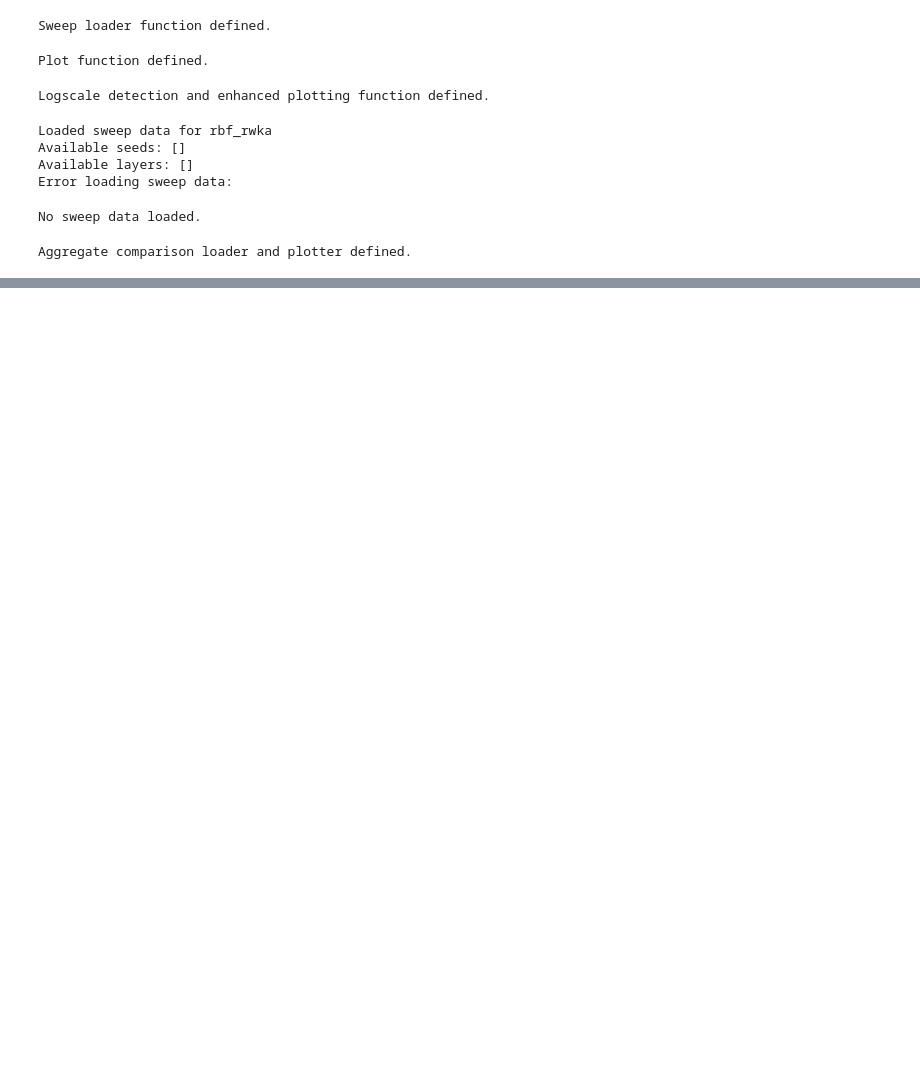
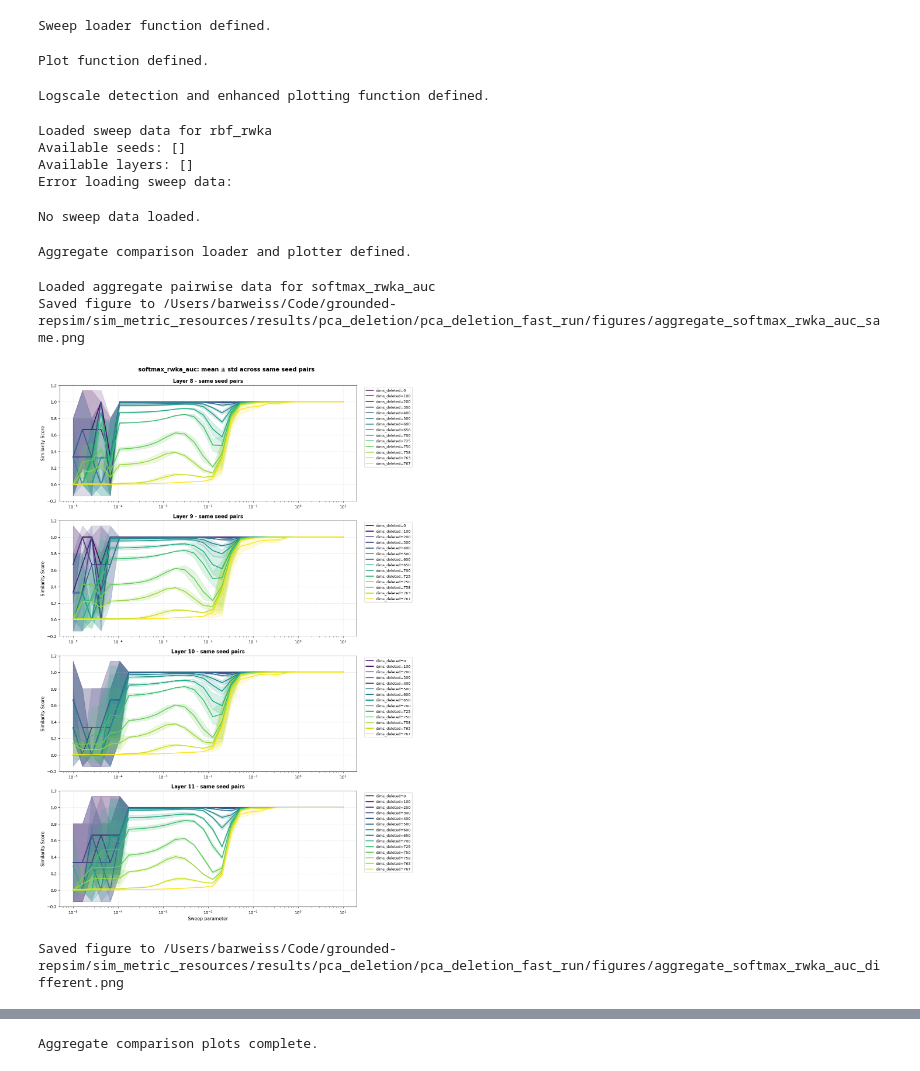
Before and after one commit to barweiss1/grounded-repsim, a Jupyter notebook: experiments/pca_deletion/similarity_globality.ipynb, the cells around one changed output, grey strips where cells are left out. Saved outputs shown, nothing was run; the diff lists cells and outputs as text; code cells hidden in the pictures; blank space fills up the shorter version.

```diff
--- a/experiments/pca_deletion/similarity_globality.ipynb
+++ b/experiments/pca_deletion/similarity_globality.ipynb
@@ -372,18 +372,18 @@ def load_pairwise_aggregate_data(metric_name, layers, results_base="results/pca_
     return grouped
 
 
-def plot_aggregate_comparison(grouped_data, comparison_type, metric_name):
+def plot_aggregate_comparison(grouped_data, comparison_type, metric_name, save_path=None):
     """
     Plot mean +/- std curves across seed pairs for each layer and dims_deleted.
     """
     if comparison_type not in grouped_data:
         print(f"No data for comparison type: {comparison_type}")
-        return
+        return None, None
 
     layer_map = grouped_data[comparison_type]
     if not layer_map:
         print(f"No layers available for comparison type: {comparison_type}")
-        return
+        return None, None
 
     layers_sorted = sorted(layer_map.keys())
     fig, axes = plt.subplots(len(layers_sorted), 1, figsize=(13, 4.8 * len(layers_sorted)), sharex=False)
@@ -393,7 +393,7 @@ def plot_aggregate_comparison(grouped_data, comparison_type, metric_name):
     for ax, layer in zip(axes, layers_sorted):
         dims_map = layer_map[layer]
         sorted_dims = sorted(dims_map.keys())
-        cmap = plt.cm.get_cmap('viridis', max(len(sorted_dims), 1))
+        cmap = plt.colormaps.get_cmap('viridis').resampled(max(len(sorted_dims), 1))
         use_logscale = False
 
         for idx, dims_del in enumerate(sorted_dims):
@@ -425,6 +425,11 @@ def plot_aggregate_comparison(grouped_data, comparison_type, metric_name):
     axes[-1].set_xlabel('Sweep parameter', fontsize=11)
     fig.suptitle(f'{metric_name}: mean ± std across {comparison_type} seed pairs', fontsize=14, fontweight='bold', y=0.995)
     plt.tight_layout()
+
+    if save_path is not None:
+        fig.savefig(save_path, dpi=200)
+        print(f"Saved figure to {save_path}")
+
     return fig, axes
 
 
@@ -434,28 +439,39 @@ Aggregate comparison loader and plotter defined.
 # %%
 # ============================================================================
 # Plot same-seed pairs vs different-seed pairs (mean +/- std)
 # ============================================================================
 
-metric_name = 'rbf_rwka_auc'  # Change to e.g., 'softmax_rwka_auc', 'mutual_knn_auc', 'cka_rbf_auc', etc.
+metric_name = 'softmax_rwka_auc'  # Change to e.g., 'softmax_rwka_auc', 'mutual_knn_auc', 'cka_rbf_auc', 'rbf_rwka_auc', etc.
 layers_for_aggregate = [8, 9, 10, 11]
 results_base = "results/pca_deletion/pca_deletion_fast_run"
+
+results_path = resources_path / results_base
+figures_path = results_path / "figures"
+figures_path.mkdir(parents=True, exist_ok=True)
 
 try:
     grouped_data = load_pairwise_aggregate_data(metric_name, layers_for_aggregate, results_base)
     print(f"Loaded aggregate pairwise data for {metric_name}")
 
     # Figure 1: same seed pairs
-    fig_same, axes_same = plot_aggregate_comparison(grouped_data, 'same', metric_name)
+    save_path_same = figures_path / f"aggregate_{metric_name}_same.png"
+    fig_same, axes_same = plot_aggregate_comparison(grouped_data, 'same', metric_name, save_path=save_path_same)
     if fig_same is not None:
         plt.show()
 
     # Figure 2: different seed pairs
-    fig_diff, axes_diff = plot_aggregate_comparison(grouped_data, 'different', metric_name)
+    save_path_diff = figures_path / f"aggregate_{metric_name}_different.png"
+    fig_diff, axes_diff = plot_aggregate_comparison(grouped_data, 'different', metric_name, save_path=save_path_diff)
     if fig_diff is not None:
         plt.show()
 
 except Exception as e:
     print(f"Error loading or plotting aggregate pairwise data: {e}")
 
 
 print("Aggregate comparison plots complete.")
+# %% [output]
+Loaded aggregate pairwise data for softmax_rwka_auc
+Saved figure to /Users/barweiss/Code/grounded-repsim/sim_metric_resources/results/pca_deletion/pca_deletion_fast_run/figures/aggregate_softmax_rwka_auc_same.png
+[figure, added]
+Saved figure to /Users/barweiss/Code/grounded-repsim/sim_metric_resources/results/pca_deletion/pca_deletion_fast_run/figures/aggregate_softmax_rwka_auc_different.png
@@ -461,0 +479 @@ print("Aggregate comparison plots complete.")
+Aggregate comparison plots complete.
```
Also changed, not shown: parts of 4 cells of this notebook, 4 other files.
